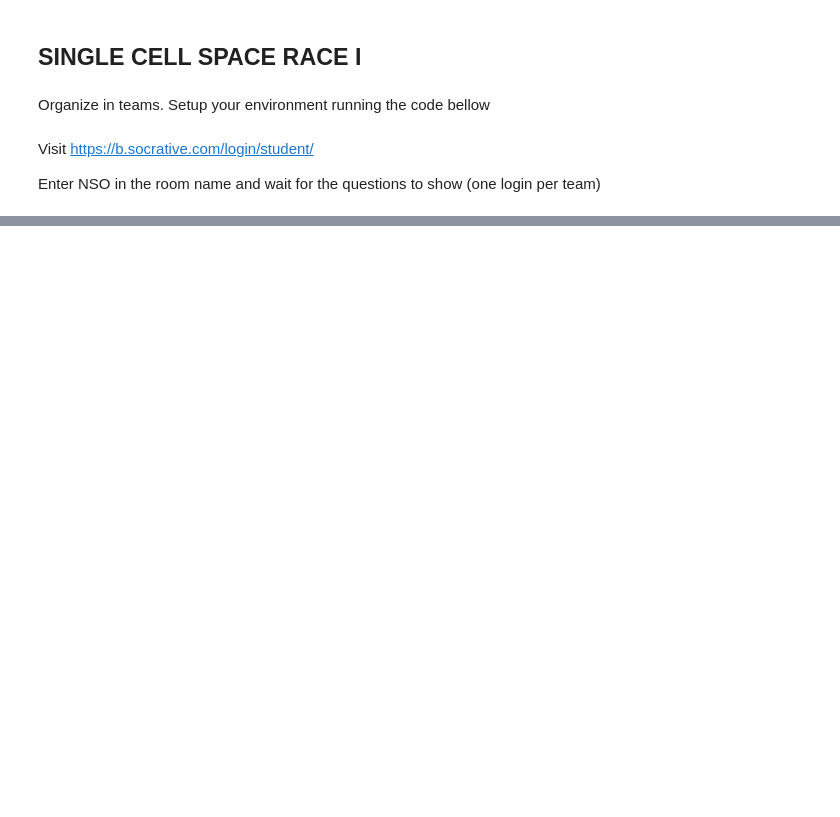
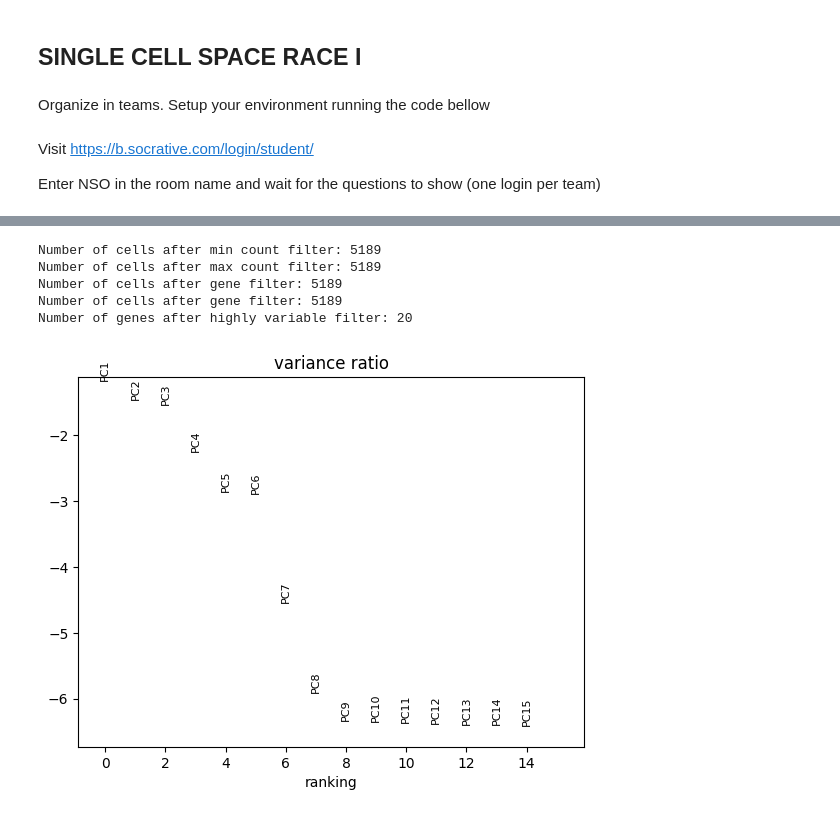
Before and after one commit to nunososorio/SingleCellGenomics2024, a Jupyter notebook: challenges/space_race_I.ipynb, the cells around one changed output, grey strips where cells are left out. Saved outputs shown, nothing was run; the diff lists cells and outputs as text; code cells hidden in the pictures; blank space fills up the shorter version.

```diff
--- a/challenges/space_race_I.ipynb
+++ b/challenges/space_race_I.ipynb
@@ -32,0 +91,26 @@ Enter NSO in the room name and wait for the questions to show (one login per tea
+# %%
+sc.pp.filter_cells(adata, min_counts = 100) #Playing conservative with this one
+print('Number of cells after min count filter: {:d}'.format(adata.n_obs))
+
+sc.pp.filter_cells(adata, max_counts = 50000)
+print('Number of cells after max count filter: {:d}'.format(adata.n_obs))
+
+sc.pp.filter_cells(adata, min_genes = 40) # Would go for 1000 but might cut out too many cells
+print('Number of cells after gene filter: {:d}'.format(adata.n_obs))
+
+sc.pp.filter_cells(adata, max_genes = 7000) # Would go for 1000 but might cut out too many cells
+print('Number of cells after gene filter: {:d}'.format(adata.n_obs))
+
+sc.pp.highly_variable_genes(adata, flavor='seurat', n_top_genes=20)
+print('Number of genes after highly variable filter: {:d}'.format(adata.var['highly_variable'].sum()))
+
+n_pcs=15
+sc.pp.pca(adata, n_comps=n_pcs, use_highly_variable=True, svd_solver='arpack',random_state=666)
+sc.pl.pca_variance_ratio(adata, n_pcs, log=True)
+# %% [output]
+Number of cells after min count filter: 5189
+Number of cells after max count filter: 5189
+Number of cells after gene filter: 5189
+Number of cells after gene filter: 5189
+Number of genes after highly variable filter: 20
+[figure, added]
```
Also changed, not shown: parts of 12 cells of this notebook.
